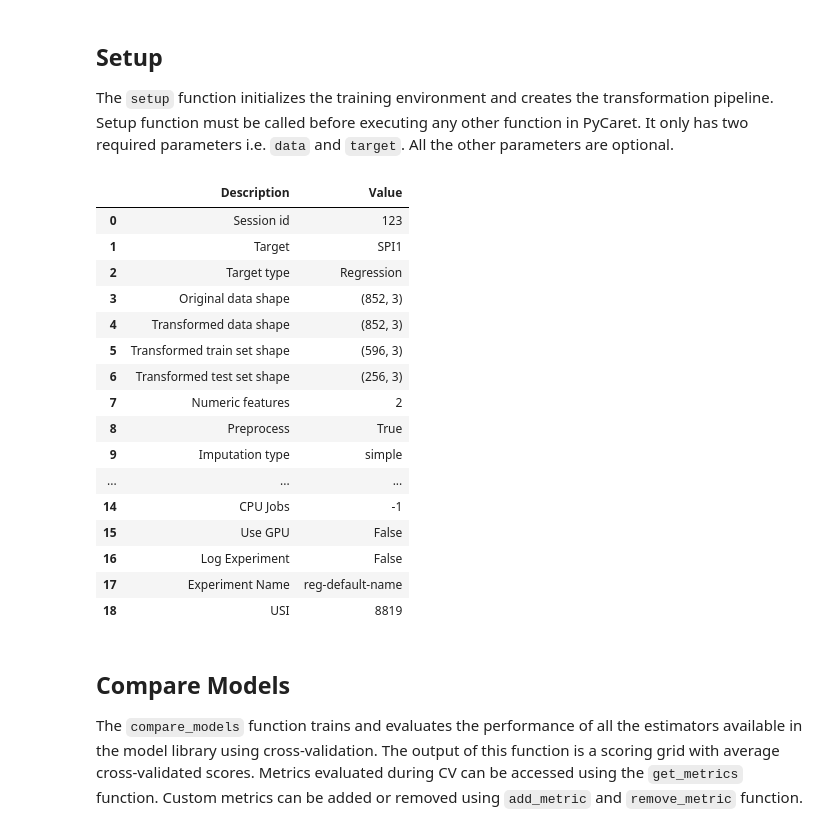
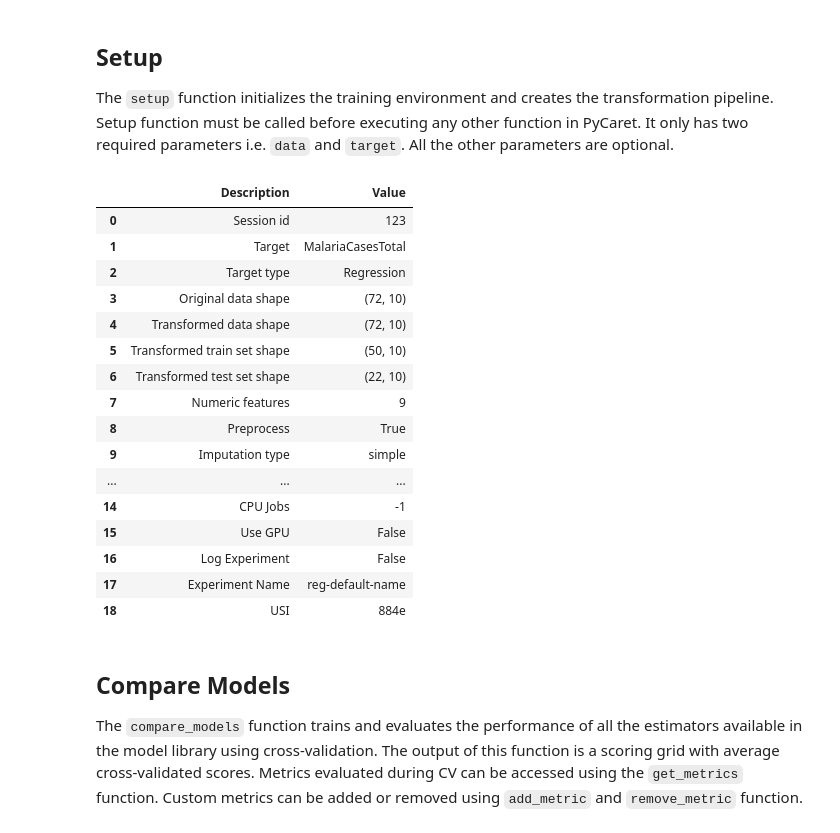
Before and after one commit to mtofighi/ChilwaBasin, a Jupyter notebook: ChilwaBasin_DataAnalysis_032024/ChilwaBasin_Regression_PyCaret_Temperature.ipynb, the cells around one changed output. Cells and saved outputs as stored; diff of their text form; code cells hidden in the pictures.

```diff
--- a/ChilwaBasin_DataAnalysis_032024/ChilwaBasin_Regression_PyCaret_Temperature.ipynb
+++ b/ChilwaBasin_DataAnalysis_032024/ChilwaBasin_Regression_PyCaret_Temperature.ipynb
@@ -168,44 +168,51 @@ column_names = ['Date', 'SatelliteAverageMinTemperature',
 #     'CholeraCasesTotal',
 #     'SchistosomiasisCasesD1', 'SchistosomiasisCasesD2', 'SchistosomiasisCasesD3', 'SchistosomiasisCasesD4',
 #     'SchistosomiasisCasesTotal',
 #     'MalariaCasesD1', 'MalariaCasesD2', 'MalariaCasesD3', 'MalariaCasesD4',
 #     'MalariaCasesTotal',
 #     'MosquitoNetsD1' ,'MosquitoNetsD2','MosquitoNetsD3','MosquitoNetsD4',
 #     'MosquitoNetsTotal',
 #     'Malnutrition_LT5_NewCases_AllDistricts'
 # ]  # Specify the desired column names
 
-start_date = '1951-01-01'  # Specify the start date
+start_date = '2016-01-01'  # Specify the start date
 end_date = '2021-12-01'  # Specify the end date
 # start_date = '1946-01-01'  # Specify the start date
 # end_date = '2021-12-01'  # Specify the end date
 # Filter the data based on the column names and date range
 sub_dataset = dataAll.loc[
     (dataAll['Date'] >= start_date) & (dataAll['Date'] <= end_date), column_names
 ]
 
 # # Drop rows with missing values
 # sub_dataset.dropna(inplace=True)
 
 # Extract the features      'SatelliteAverageMinTemperature','SatelliteAverageRainfall'
 data = sub_dataset[
     [
-     'SatelliteAverageMinTemperature','SatelliteAverageRainfall',
-     'SPI1'
+        'SatelliteAverageMinTemperature','SatelliteAverageRainfall',
+        'ActualEvapotransp','SoilMoisture',
+        'SPI1','SPI3' ,'SPI6', 'SPI12',
+        'PalmerDroughtSeverityIndex',
+        'MalariaCasesTotal'
     ]
+    # [
+    #  'SatelliteAverageMinTemperature','SatelliteAverageRainfall',
+    #  'SchistosomiasisCasesTotal'
+    # ]
 ]
 
-s = setup(data, target= 'SPI1', session_id = 123)
+s = setup(data, target= 'MalariaCasesTotal', session_id = 123)
 # %% [output]
 |  | Description | Value |
 | 0 | Session id | 123 |
-| 1 | Target | SPI1 |
+| 1 | Target | MalariaCasesTotal |
 | 2 | Target type | Regression |
-| 3 | Original data shape | (852, 3) |
-| 4 | Transformed data shape | (852, 3) |
-| 5 | Transformed train set shape | (596, 3) |
-| 6 | Transformed test set shape | (256, 3) |
-| 7 | Numeric features | 2 |
+| 3 | Original data shape | (72, 10) |
+| 4 | Transformed data shape | (72, 10) |
+| 5 | Transformed train set shape | (50, 10) |
+| 6 | Transformed test set shape | (22, 10) |
+| 7 | Numeric features | 9 |
 | 8 | Preprocess | True |
 | 9 | Imputation type | simple |
 | ... | ... | ... |
@@ -213,7 +220,7 @@ s = setup(data, target= 'SPI1', session_id = 123)
 | 15 | Use GPU | False |
 | 16 | Log Experiment | False |
 | 17 | Experiment Name | reg-default-name |
-| 18 | USI | 8819 |
+| 18 | USI | 884e |
 # %% [markdown]
 ## Compare Models
 
```
Also changed, not shown: parts of 4 cells of this notebook.
